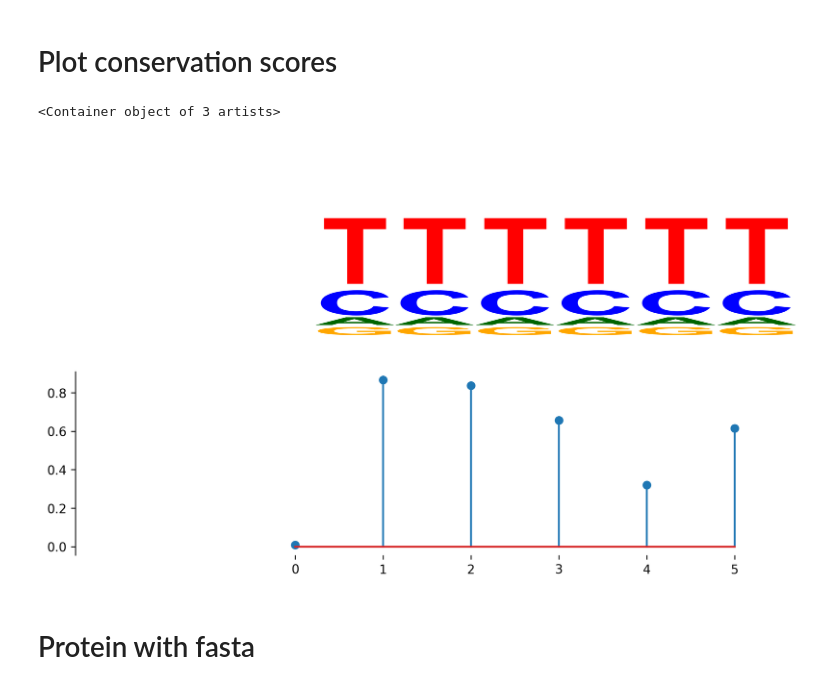
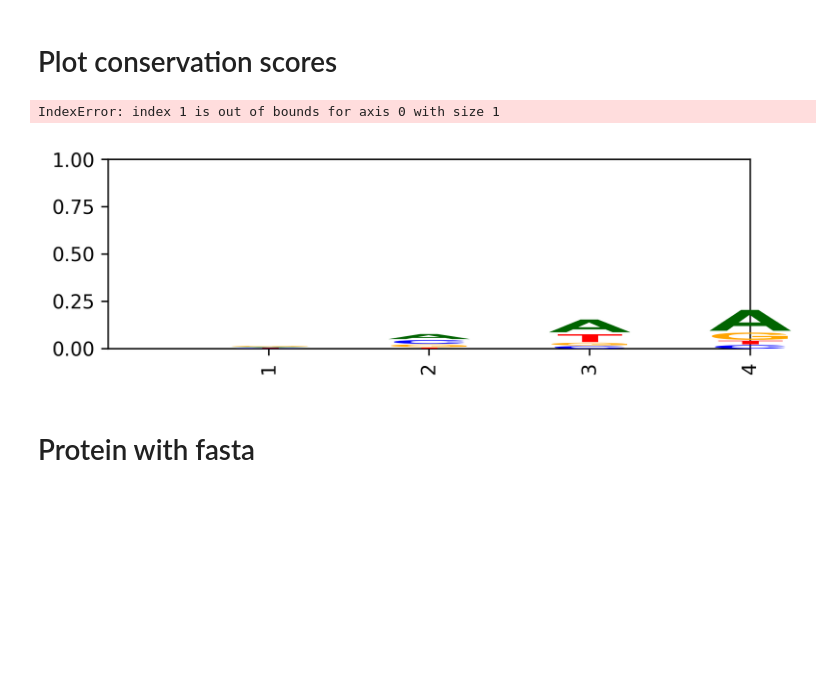
Before and after one commit to saketkc/pyseqlogo, a Jupyter notebook: notebooks/Example01.ipynb, the cells around one changed output. Drawn from its saved outputs; the diff is of its cells as text; code cells hidden in the pictures; blank space fills up the shorter version.

```diff
--- a/notebooks/Example01.ipynb
+++ b/notebooks/Example01.ipynb
@@ -319,11 +262,11 @@ fig.tight_layout()
 # %%
-counts = {'B' : [200,0,0,0], 'O': [0, 200,0,0], 'S': [0,0,200,0], 'C': [0,0,200,200], 'G':[0,250,0,0]}
-
-fig, axarr = draw_logo(counts, data_type='counts', yaxis='probability', fontfamily='Comic Sans MS',
-                      colorscheme={'B': 'blue',
-                                  'O': 'red',
-                                   'S': 'green',
-                                  'C': 'yellow',
-                                  'G': 'green'})
-fig.tight_layout()
+counts_bosc = {'B' : [200,0,0,0], 'O': [0, 200,0,0], 'S': [0,0,200,0], 'C': [0,0,200,200], 'G':[0,250,0,0]}
+counts_2018 = {'2' : [200,0,0,0], '0': [0, 200,0,0], '1': [0,0,200,0], '8': [0,0,0,200]}
+colors_bosc = {'B': '#f7fcb9', 'O': '#addd8e', 'S': '#31a354', 'C': 'royalblue', 'G': 'royalblue'}
+fig, axarr = draw_logo(counts_bosc,
+                       data_type='counts',
+                       yaxis='probability',
+                       fontfamily='Monospace',
+                       colorscheme=colors_bosc)
+fig.savefig('bosc.png', dpi=300)
 # %% [output]
@@ -340,23 +297,29 @@ fig.tight_layout()
 # %%
 from matplotlib import transforms
 ALL_SCORES = [[('G', 0.1),
               ('A', 0.1),
               ('C', 0.31312908494534769),
               ('T', 0.84220926295645249)]] * 6
-stem_scores = np.random.rand(6)
-fig, axarr = draw_logo(ALL_SCORES, data_type='bits', nrow= 2,ncol=1)
+stem_scores = np.random.rand(4)
+fig = plt.figure()
+ax = plt.subplot(211)
+#fig, axarr =
+counts = {'A' : [3,4,5,6], 'C': [2,3,1,1], 'T': [2,1,3,1], 'G': [3,2,1,2]}
+
+draw_logo(counts, data_type='counts', ax=ax, draw_axis=True)
 trans_offset = transforms.offset_copy(axarr[1,0].transData,
-                                     fig=fig,
-                                     x=460,
+                                      fig=fig,
+                                      x=1,
                                       y=100,
-                                     units='dots')
-ax = axarr[0,0]
-axarr[1,0].stem(stem_scores)#, transform=axarr[0,0].transData)
+                                      units='points')
+#ax = axarr[0,0]
+ax = plt.subplot(212)
+ax.stem(stem_scores)#, transform=trans_offset)
 #setup_axis(axarr[1,0], axis='y', majorticks=1, minorticks=0.1)
-#fig.tight_layout()
+fig.tight_layout()
 # %% [output]
-<Container object of 3 artists>
+IndexError: index 1 is out of bounds for axis 0 with size 1
-[figure, old version]
+[figure, new version]
 # %% [markdown]
 # Protein with fasta
 # %%
```
Also changed, not shown: parts of 28 cells of this notebook, 1 other file.
